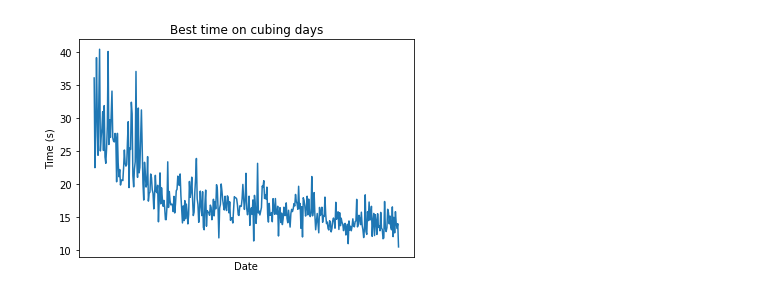
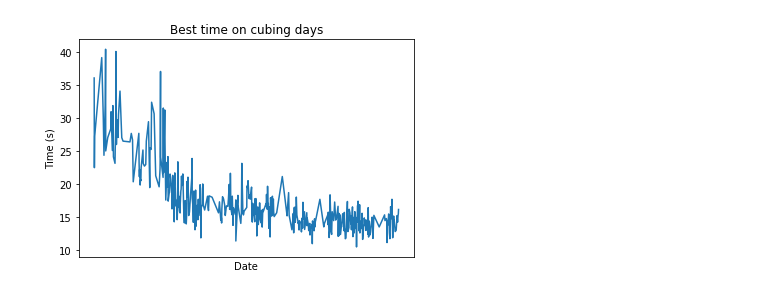
Before and after one commit to joshuacherian/Cubing-Data-Analysis, a Jupyter notebook: Data Analysis/Cubing Data Analysis.ipynb, the cells around one changed output. Saved outputs shown, nothing was run; the diff lists cells and outputs as text; code cells hidden in the pictures.

```diff
--- a/Data Analysis/Cubing Data Analysis.ipynb
+++ b/Data Analysis/Cubing Data Analysis.ipynb
@@ -112,30 +113,33 @@ plt.show()
 # %%
 # This cell calculates the PB for every day in the data set
 
 activeDay = 0
 dailyPBs = []
 cubingDays = []
 
 for index, row in solutions.iterrows():
     if row[0].day != activeDay: # when entering a new day
         activeDay = row[0].day
         dailyPBs.append(row[1])
         cubingDays.append(str(row[0]))
     elif row[0].day == activeDay and row[1] < dailyPBs[-1]: # when a lower time is found that day
         dailyPBs[-1] = row[1]
     else: # repeat the process
         continue
 
 #print(dailyPBs)
 #print(cubingDays)
-plt.plot(cubingDays, dailyPBs)
+#print(cubingDays[0])
+x_values = [datetime.datetime.fromisoformat(d) for d in cubingDays]
+#print(type(x_values[0]))
+plt.plot(x_values, dailyPBs)
 plt.title('Best time on cubing days')
 plt.xlabel('Date')
 plt.ylabel('Time (s)')
 plt.xticks([])
 plt.show()
 # %% [output]
-[figure, old version]
+[figure, new version]
 # %%
 # This cell calculates the progression of my PBs over time
 
```
Also changed, not shown: parts of 5 cells of this notebook, 1 other file.
